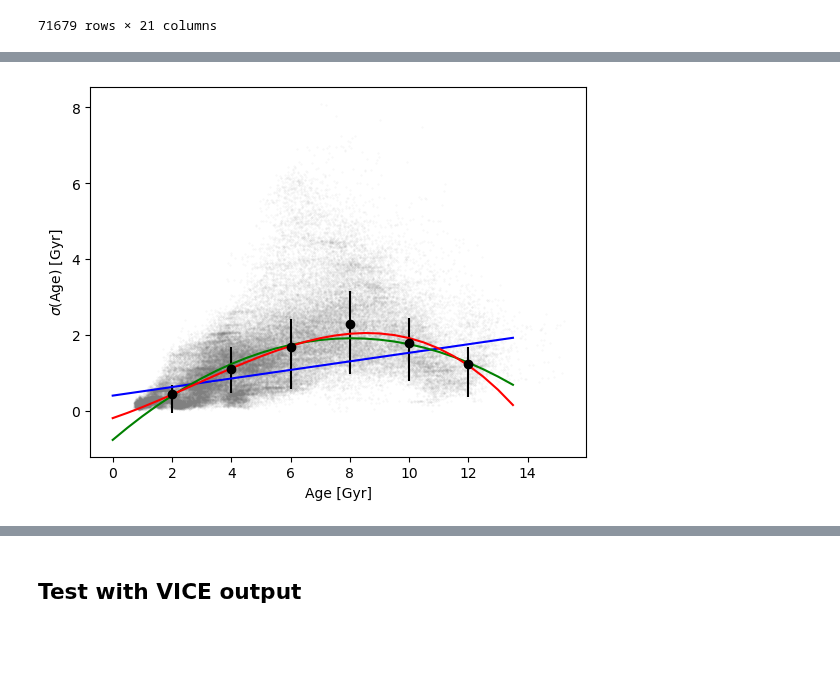
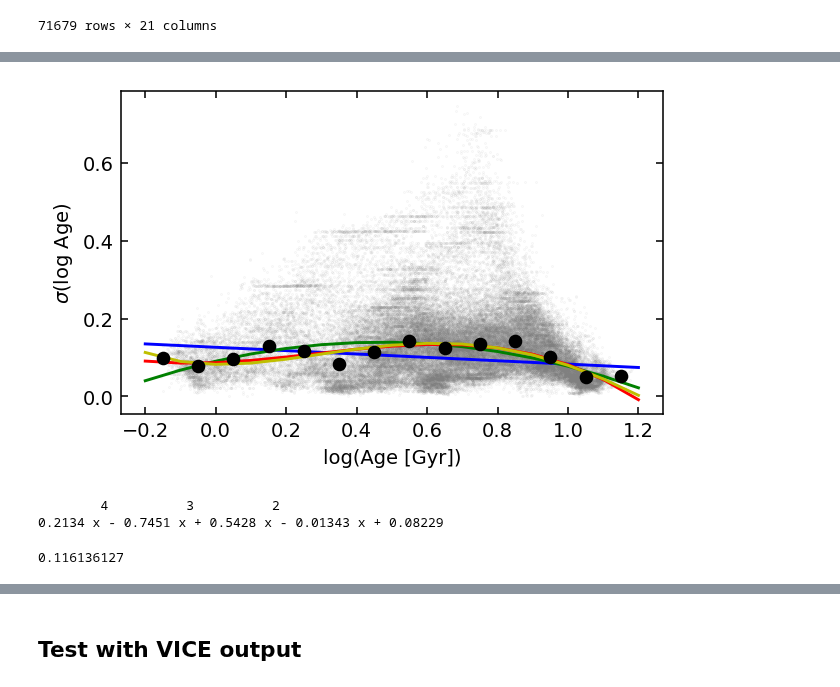
Before and after one commit to lodubay/galactic-dtd, a Jupyter notebook: notebooks/abundance_uncertainty.ipynb, the cells around one changed output, grey strips where cells are left out. Cells and saved outputs as stored; diff of their text form; code cells hidden in the pictures; blank space fills up the shorter version.

```diff
--- a/notebooks/abundance_uncertainty.ipynb
+++ b/notebooks/abundance_uncertainty.ipynb
@@ -14,7 +14,7 @@ plt.rcParams.update({
     'ytick.direction': 'in',
     'ytick.right': True,
     'figure.dpi': 140,
-    'figure.figsize': (4, 4),
+    'figure.figsize': (5, 3),
 })
 # %%
 data = pd.read_csv('../src/data/APOGEE/sample.csv')
@@ -118,5 +208,5 @@ ofe_err_fit = linear_fit
 # %%
-ages = data.copy().dropna(subset='LATENT_AGE')
+ages = data.copy().dropna(subset='LOG_LATENT_AGE')
 ages
 # %% [output]
 |  | APOGEE_ID | RA | DEC | GALR | GALPHI | GALZ | SNREV | TEFF | TEFF_ERR | LOGG | ... | ... |
@@ -135,10 +265,12 @@ ages
 # %%
-xcol = 'LATENT_AGE'
+xcol = 'LOG_LATENT_AGE'
 ycol = xcol+'_ERR'
 bincol = xcol+'_BIN'
 # data bins
-bin_width = 2
-bin_edges = np.arange(1, 15, bin_width)
+bin_width = 0.1
+# bin_width = 1
+bin_edges = np.arange(-0.2, 1.3, bin_width)
+# bin_edges = np.arange(0.5, 14, bin_width)
 bin_centers = bin_edges[:-1] + bin_width/2
 # group by bin
 ages[xcol+'_BIN'] = pd.cut(ages[xcol], bin_edges, labels=bin_centers)
@@ -147,29 +279,44 @@ grouped = ages.groupby(bincol)
 medians = grouped[ycol].median()
 err1 = grouped[ycol].quantile(0.84) - medians
 err2 = medians - grouped[ycol].quantile(0.16)
+counts = grouped[ycol].count()
 # %%
-
 # RMS standard deviation
 stdev = np.sqrt(err1**2 + err2**2)
+# error on the median
+median_err = stdev / np.sqrt(counts)
 # linear model fit
-linear_fit = np.poly1d(np.polyfit(bin_centers, medians, 1, w=1/stdev))
+linear_fit = np.poly1d(np.polyfit(bin_centers, medians, 1, w=1/median_err))
 # quadratic fit
-quad_fit = np.poly1d(np.polyfit(bin_centers, medians, 2, w=1/stdev))
+quad_fit = np.poly1d(np.polyfit(bin_centers, medians, 2, w=1/median_err))
 # cubic fit
-cubic_fit = np.poly1d(np.polyfit(bin_centers, medians, 3, w=1/stdev))
+cubic_fit = np.poly1d(np.polyfit(bin_centers, medians, 3, w=1/median_err))
+# quartic fit
+quartic_fit = np.poly1d(np.polyfit(bin_centers, medians, 4, w=1/median_err))
 # %%
 fig, ax = plt.subplots()
 ax.scatter(ages[xcol], ages[ycol], alpha=0.1, s=0.1, c='gray')
-ax.errorbar(bin_centers, medians, yerr=(err1, err2),
+ax.errorbar(bin_centers, medians, yerr=median_err,
             linestyle='none', marker='o', color='k')
 xarr = np.arange(0, 14, 0.5)
-ax.plot(xarr, linear_fit(xarr), 'b-')
-ax.plot(xarr, quad_fit(xarr), 'g-')
-ax.plot(xarr, cubic_fit(xarr), 'r-')
-ax.set_xlabel('Age [Gyr]')
-ax.set_ylabel(r'$\sigma$(Age) [Gyr]')
+ax.plot(bin_edges, linear_fit(bin_edges), 'b-')
+ax.plot(bin_edges, quad_fit(bin_edges), 'g-')
+ax.plot(bin_edges, cubic_fit(bin_edges), 'r-')
+ax.plot(bin_edges, quartic_fit(bin_edges), 'y-')
+# ax.set_xlim((0, 13.5))
+# ax.set_ylim((0, 6))
+ax.set_xlabel('log(Age [Gyr])')
+ax.set_ylabel(r'$\sigma$(log Age)')
 plt.show()
 # %% [output]
-[figure, old version]
+[figure, new version]
 # %%
-age_err_fit = linear_fit
+log_age_err_fit = quartic_fit
+print(log_age_err_fit)
+# %% [output]
+        4          3          2
+0.2134 x - 0.7451 x + 0.5428 x - 0.01343 x + 0.08229
+# %%
+ages['LOG_LATENT_AGE_ERR'].median()
+# %% [output]
+0.116136127
```
Also changed, not shown: parts of 27 cells of this notebook, 4 other files.
